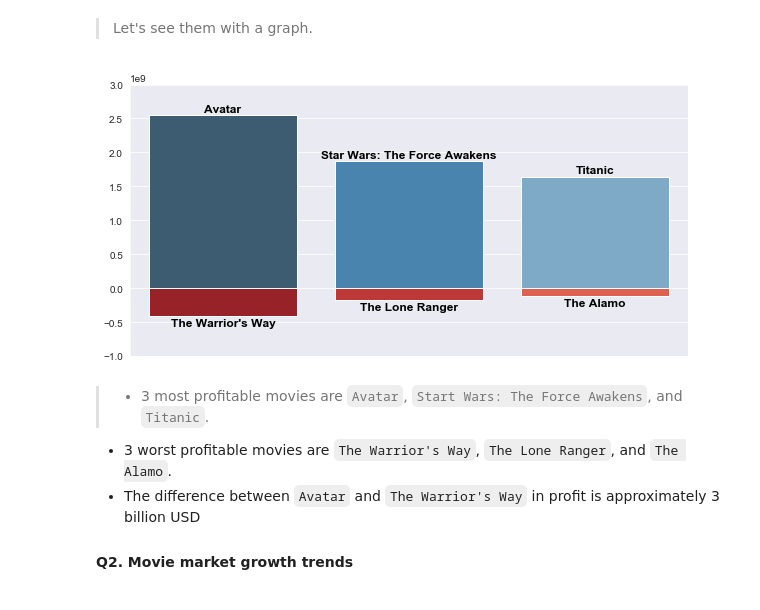
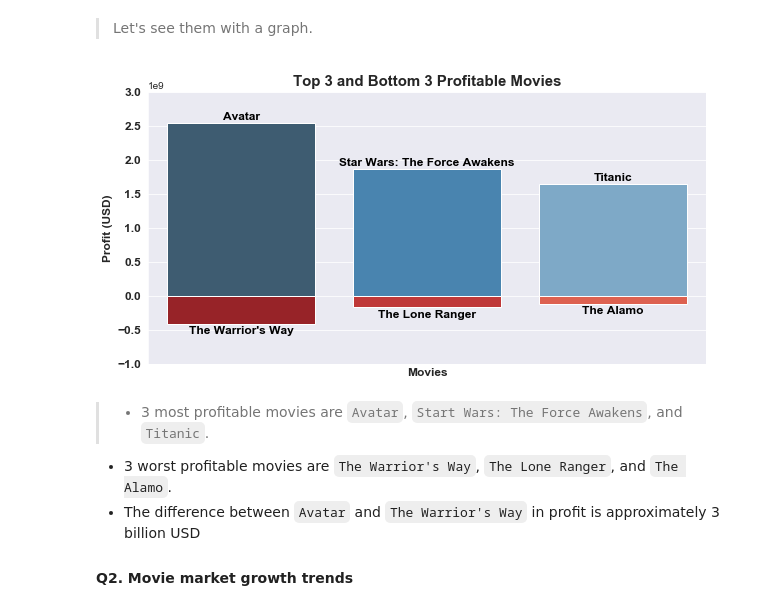
Before and after one commit to Steve-Choi/DAND, a Jupyter notebook: investigate-a-dataset/tmdb_project.ipynb, the cells around one changed output. Saved outputs shown, nothing was run; the diff lists cells and outputs as text; code cells hidden in the pictures.

```diff
--- a/investigate-a-dataset/tmdb_project.ipynb
+++ b/investigate-a-dataset/tmdb_project.ipynb
@@ -382,35 +382,35 @@ bot_profit
 # %%
 # define figure size,
 plt.figure(figsize=(10,5))
 
 # placeholder for each bar
 location = [i+1 for i in top_profit.index]
 
 # values for each bar
 height = top_profit['profit'].tolist()
 height2 = bot_profit['profit'].tolist()
 
 # bar chart using seaborn/ applying palette to distinguish high to low profits
 sns.barplot(location, height, palette='Blues_d') #['#003f5c','#23709c','#45a6e1']
 sns.barplot(location, height2, palette= reversed(sns.color_palette('Reds'))) #['#ffa600','#e39d3d','#c5955b']
 plt.xticks([]) # remove xticks
 
 # set title, labels, and ticks
 title, xlabel, ylabel = ['Top 3 and Bottom 3 Profitable Movies', 'Movies','Profit (USD)']
-
+fig_labels(title, xlabel, ylabel)
 # adjust figure window
 plt.ylim(-1E9,3E9)
 
 # placing each movies' title above or below their bar
 for i, v in enumerate(height):
     plt.text(i, v+0.5E8, top_profit['original_title'][i], color='black',
              fontweight='bold', ha='center', fontsize=12)
 
 for i, v in enumerate(height2):
     plt.text(i, v-1.5E8, bot_profit['original_title'][i], color='black',
              fontweight='bold', ha='center', fontsize=12);
 # %% [output]
-[figure, old version]
+[figure, new version]
 # %% [markdown]
 > - 3 most profitable movies are `Avatar`, `Start Wars: The Force Awakens`, and `Titanic`. <br>
 - 3 worst profitable movies are `The Warrior's Way`, `The Lone Ranger`, and `The Alamo`.
```
Also changed, not shown: parts of 20 cells of this notebook.
